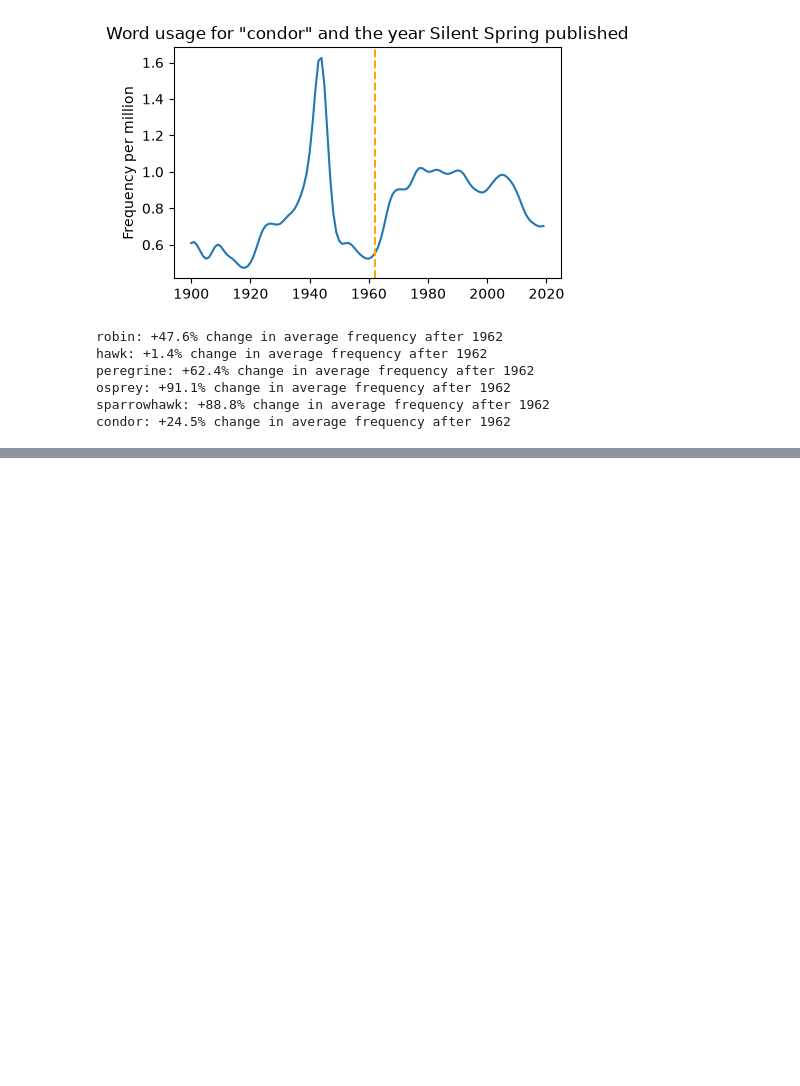
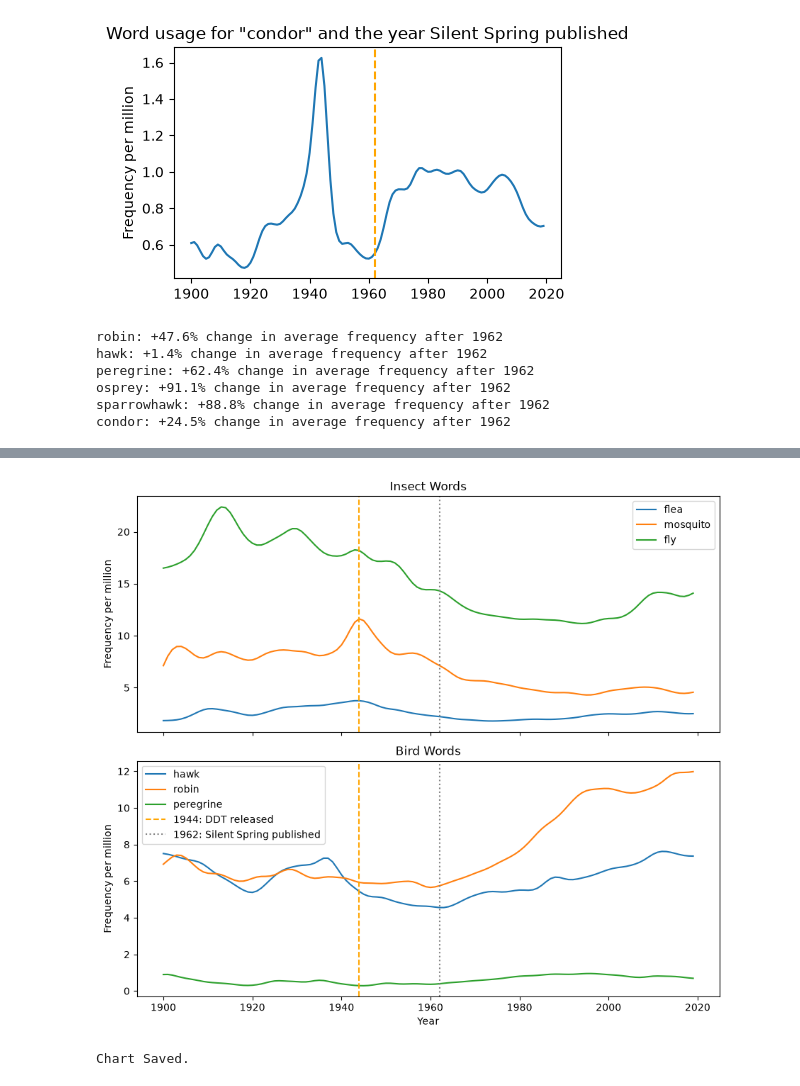
Before and after one commit to dakshita01/data-science-portfolio, a Jupyter notebook: 10-silent-spring/notebook/silent_spring.ipynb, the cells around one changed output, grey strips where cells are left out. Cells and saved outputs as stored; diff of their text form; code cells hidden in the pictures; blank space fills up the shorter version.

Commit message:
feat: build two-panel insect vs bird word comparison chart

```diff
--- a/10-silent-spring/notebook/silent_spring.ipynb
+++ b/10-silent-spring/notebook/silent_spring.ipynb
@@ -159,0 +165,32 @@ condor: +24.5% change in average frequency after 1962
+# %%
+fig, axes = plt.subplots(2, 1, figsize=(9, 8), sharex=True)
+
+for word in ['flea', 'mosquito', 'fly']:
+    trend = df.query('word == @word')
+    axes[0].plot(trend['year'], trend['frequency'], label=word)
+
+axes[0].axvline(1944, color='orange', ls='--')
+axes[0].axvline(1962, color='gray', ls=':')
+axes[0].set_ylabel('Frequency per million')
+axes[0].set_title('Insect Words')
+axes[0].legend()
+
+for word in ['hawk', 'robin', 'peregrine']:
+    trend = df.query('word == @word')
+    axes[1].plot(trend['year'], trend['frequency'], label=word)
+
+axes[1].axvline(1944, color='orange', ls='--', label='1944: DDT released')
+axes[1].axvline(1962, color='gray', ls=':', label='1962: Silent Spring published')
+axes[1].set_ylabel('Frequency per million')
+axes[1].set_xlabel('Year')
+axes[1].set_title('Bird Words')
+axes[1].legend()
+
+plt.tight_layout()
+plt.savefig('../images/plots/insect_vs_bird_comparison.png', dpi=150, bbox_inches='tight')
+plt.show()
+
+print("Chart Saved.")
+# %% [output]
+[figure, added]
+Chart Saved.
```
Also changed, not shown: parts of 1 cell of this notebook, 1 other file.
